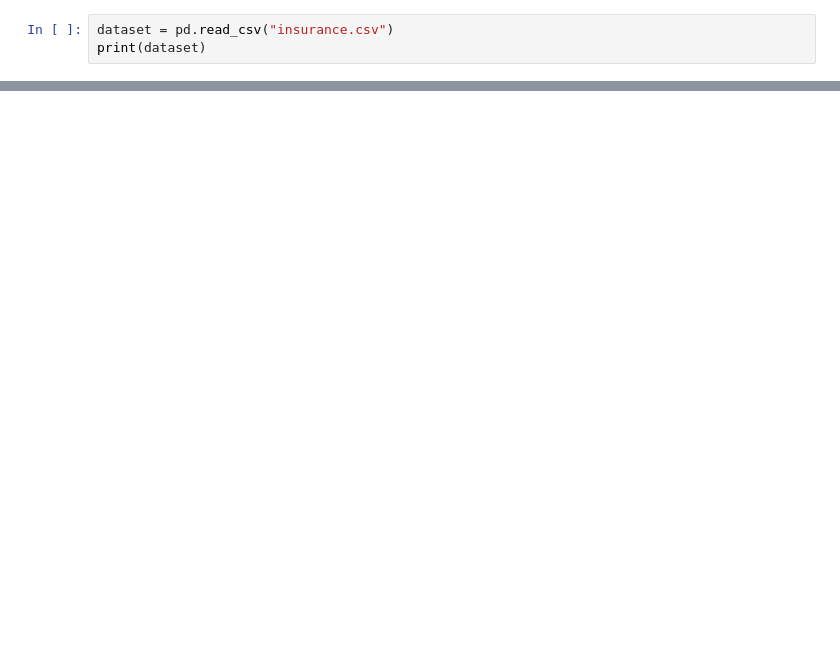
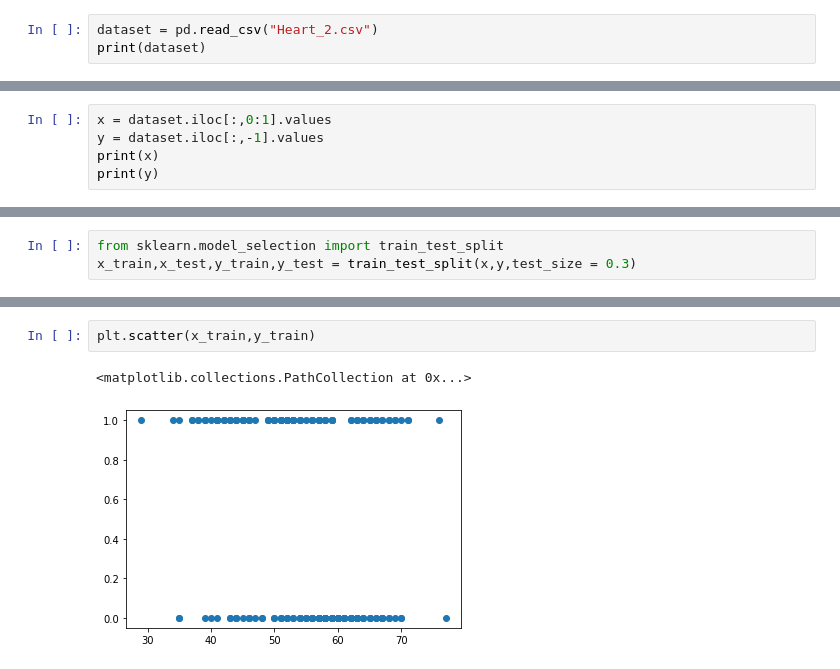
Before and after one commit to ShubhamPatel33/MLDL-practice, a Jupyter notebook: Neural_net.ipynb, the cells around one changed output, grey strips where cells are left out. Cells and saved outputs as stored; diff of their text form; blank space fills up the shorter version.

```diff
--- a/Neural_net.ipynb
+++ b/Neural_net.ipynb
@@ -10,5 +12,5 @@ from tensorflow import keras
 import matplotlib.pyplot as plt
 # %%
-dataset = pd.read_csv("insurance.csv")
+dataset = pd.read_csv("Heart_2.csv")
 print(dataset)
 # %% [output]
@@ -15,0 +31,5 @@ NameError: ignored
+# %%
+x = dataset.iloc[:,0:1].values
+y = dataset.iloc[:,-1].values
+print(x)
+print(y)
@@ -15,0 +54,3 @@ NameError: ignored
+# %%
+from sklearn.model_selection import train_test_split
+x_train,x_test,y_train,y_test = train_test_split(x,y,test_size = 0.3)
@@ -15,0 +84,5 @@ NameError: ignored
+# %%
+plt.scatter(x_train,y_train)
+# %% [output]
+<matplotlib.collections.PathCollection at 0x...>
+[figure, added]
```
Also changed, not shown: parts of 8 cells of this notebook.
